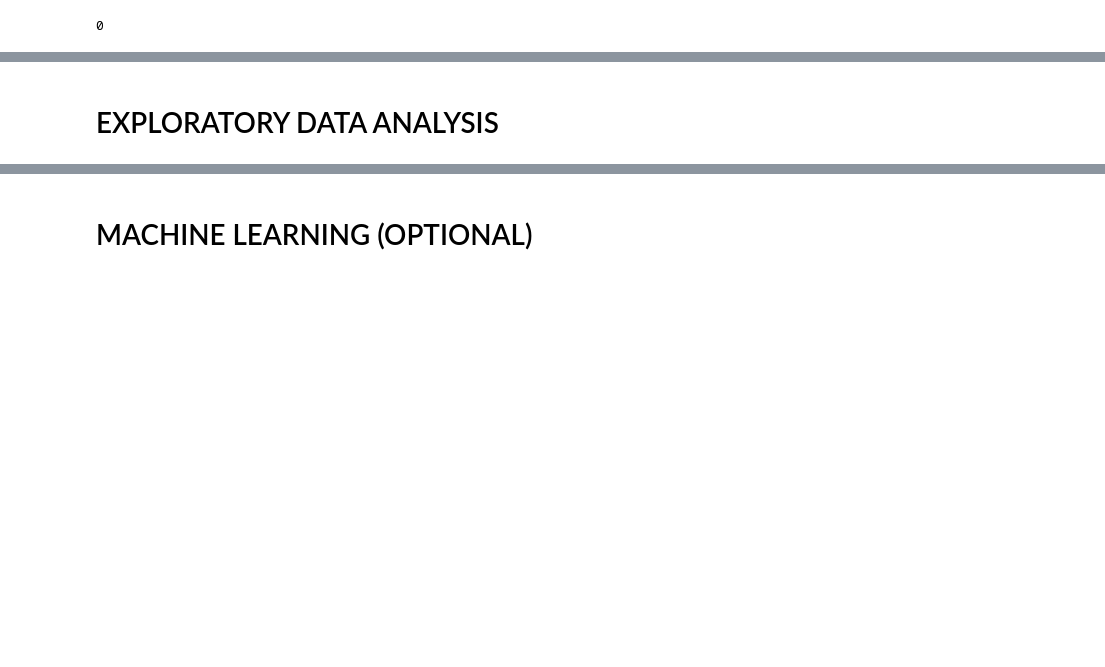
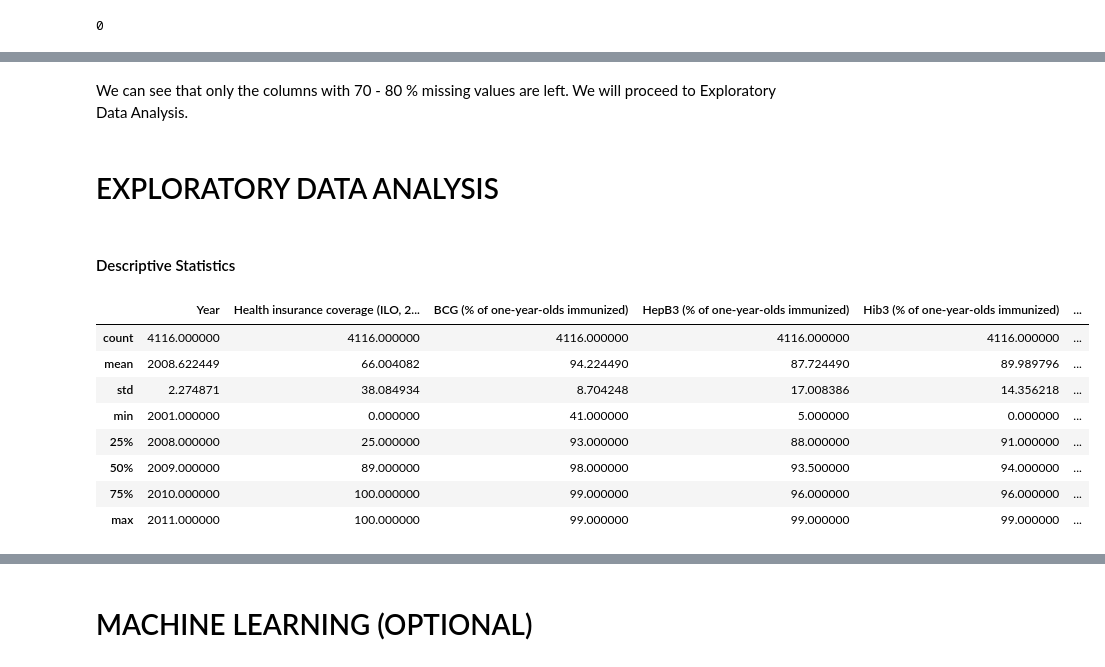
Before and after one commit to GeamXD/A-Case-Study-On-Child-And-Infant-Mortality, a Jupyter notebook: notebook.ipynb, the cells around one changed output, grey strips where cells are left out. Saved outputs shown, nothing was run; the diff lists cells and outputs as text; code cells hidden in the pictures; blank space fills up the shorter version.

```diff
--- a/notebook.ipynb
+++ b/notebook.ipynb
@@ -660,2 +707,18 @@ mortality.duplicated().sum()
+# %% [markdown]
+We can see that only the columns with 70 - 80 % missing values are left. We will proceed to Exploratory Data Analysis.
 # %% [markdown]
 # EXPLORATORY DATA ANALYSIS
+# %% [markdown]
+#### Descriptive Statistics
+# %%
+mortality.describe()
+# %% [output]
+|  | Year | Health insurance coverage (ILO, 2... | BCG (% of one-year-olds immunized) | HepB3 (% of one-year-olds immunized) | Hib3 (% of one-year-olds immunized) | ... |
+| count | 4116.000000 | 4116.000000 | 4116.000000 | 4116.000000 | 4116.000000 | ... |
+| mean | 2008.622449 | 66.004082 | 94.224490 | 87.724490 | 89.989796 | ... |
+| std | 2.274871 | 38.084934 | 8.704248 | 17.008386 | 14.356218 | ... |
+| min | 2001.000000 | 0.000000 | 41.000000 | 5.000000 | 0.000000 | ... |
+| 25% | 2008.000000 | 25.000000 | 93.000000 | 88.000000 | 91.000000 | ... |
+| 50% | 2009.000000 | 89.000000 | 98.000000 | 93.500000 | 94.000000 | ... |
+| 75% | 2010.000000 | 100.000000 | 99.000000 | 96.000000 | 96.000000 | ... |
+| max | 2011.000000 | 100.000000 | 99.000000 | 99.000000 | 99.000000 | ... |
```
Also changed, not shown: parts of 12 cells of this notebook, 2 other files.
